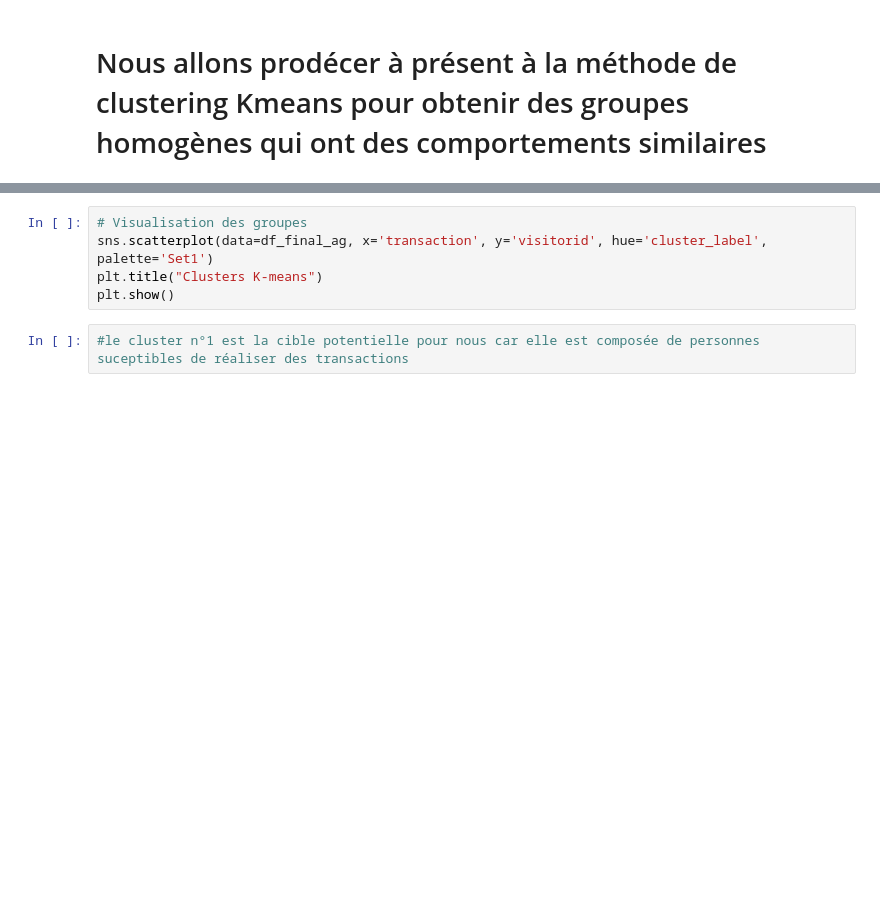
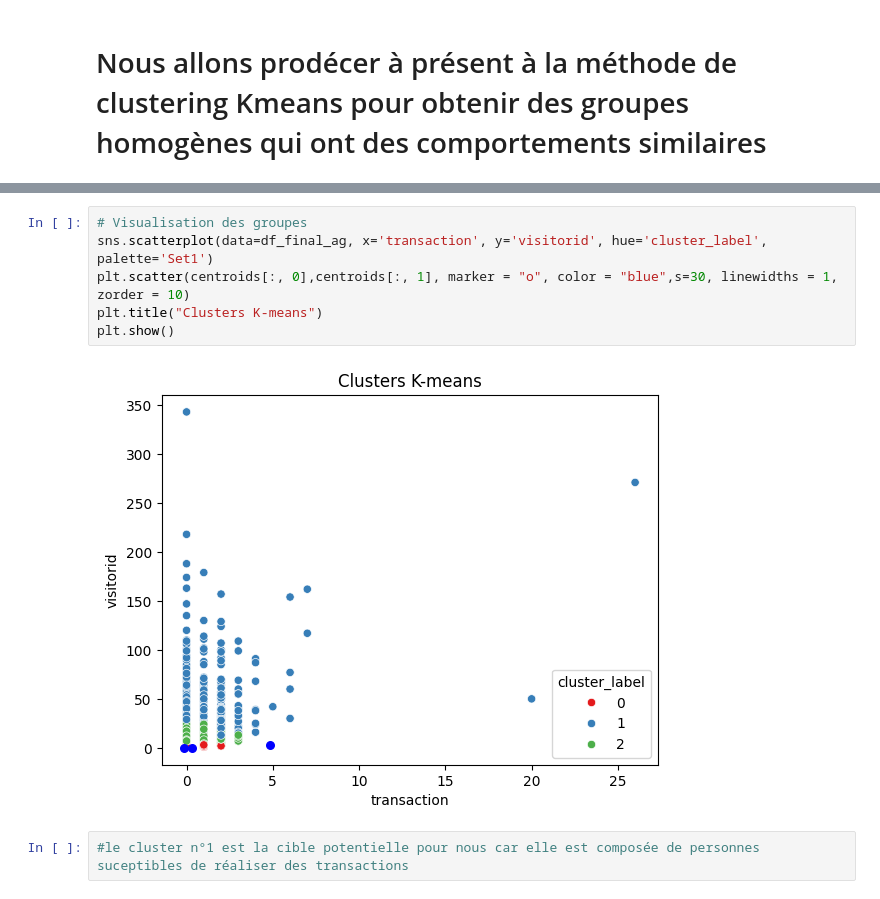
Before and after one commit to Mich-colab/Projets-Michele, a Jupyter notebook: Analyses données et clustering Kmeans_site E-commerce.ipynb, the cells around one changed output, grey strips where cells are left out. Drawn from its saved outputs; the diff is of its cells as text; blank space fills up the shorter version.

```diff
--- a/Analyses données et clustering Kmeans_site E-commerce.ipynb
+++ b/Analyses données et clustering Kmeans_site E-commerce.ipynb
@@ -524,8 +776,11 @@ plt.hist(df_final_ag['cluster_label']);
 # %%
 # Visualisation des groupes
 sns.scatterplot(data=df_final_ag, x='transaction', y='visitorid', hue='cluster_label', palette='Set1')
+plt.scatter(centroids[:, 0],centroids[:, 1], marker = "o", color = "blue",s=30, linewidths = 1, zorder = 10)
 plt.title("Clusters K-means")
 plt.show()
+# %% [output]
+[figure, added]
 # %%
 #le cluster n°1 est la cible potentielle pour nous car elle est composée de personnes suceptibles de réaliser des transactions
 # %%
```
Also changed, not shown: parts of 45 cells of this notebook.
